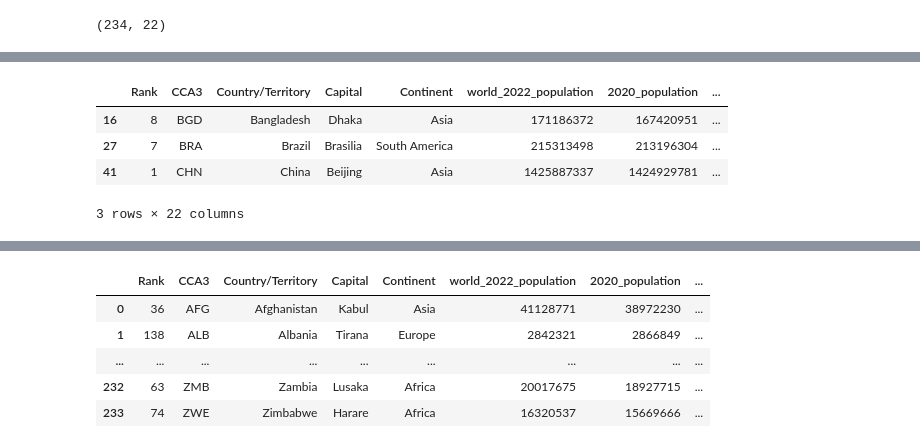
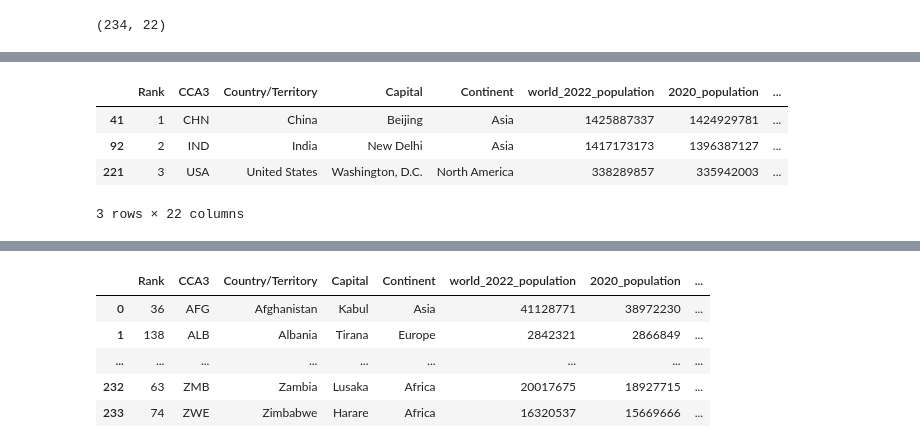
Before and after one commit to N1colasFD/mixed-analytics-for-data-Science, a Jupyter notebook: Word_Population.ipynb, the cells around one changed output, grey strips where cells are left out. Drawn from its saved outputs; the diff is of its cells as text; code cells hidden in the pictures.

```diff
--- a/Word_Population.ipynb
+++ b/Word_Population.ipynb
@@ -133,6 +125,6 @@ df['world_2022_population'].sum()
 # %% [output]
 7973413042
 # %%
-df['Total_Growth_2022_2020'] = df['world_2022_population'] - df['2020_population']
-df['Total_Growth_2022_1970'] = df['world_2022_population'] - df['1970_population']
+df['Tt_Growth_22_20'] = df['world_2022_population'] - df['2020_population']
+df['Tt_Growth_22_70'] = df['world_2022_population'] - df['1970_population']
 # %%
@@ -184,6 +159,0 @@ df.loc[df['Country/Territory'] == 'China']
-# %%
-#Primero creamos el lag
-df['Acum_lag_1'] = df.groupby('Country/Territory').world_2022_population.shift(1, fill_value=0)
-#Creamos el indicador
-df['Menor_100M'] = np.where(df.world_2022_population - df.Acum_lag_1 <= 100000000,1,0)
-df['Mayor_100M'] = np.where(df.world_2022_population - df.Acum_lag_1 >= 100000000,1,0)
@@ -233,8 +177,8 @@ df.head(60).sort_values(by = 'Rank', ascending = True)
 # %%
-df.nlargest(n = 3, columns = 'Mayor_100M')
+df.nlargest(n = 3, columns = 'world_2022_population')
 # %% [output]
 |  | Rank | CCA3 | Country/Territory | Capital | Continent | world_2022_population | 2020_population | ... |
-| 16 | 8 | BGD | Bangladesh | Dhaka | Asia | 171186372 | 167420951 | ... |
-| 27 | 7 | BRA | Brazil | Brasilia | South America | 215313498 | 213196304 | ... |
 | 41 | 1 | CHN | China | Beijing | Asia | 1425887337 | 1424929781 | ... |
+| 92 | 2 | IND | India | New Delhi | Asia | 1417173173 | 1396387127 | ... |
+| 221 | 3 | USA | United States | Washington, D.C. | North America | 338289857 | 335942003 | ... |
 3 rows × 22 columns
```
Also changed, not shown: parts of 21 cells of this notebook.
